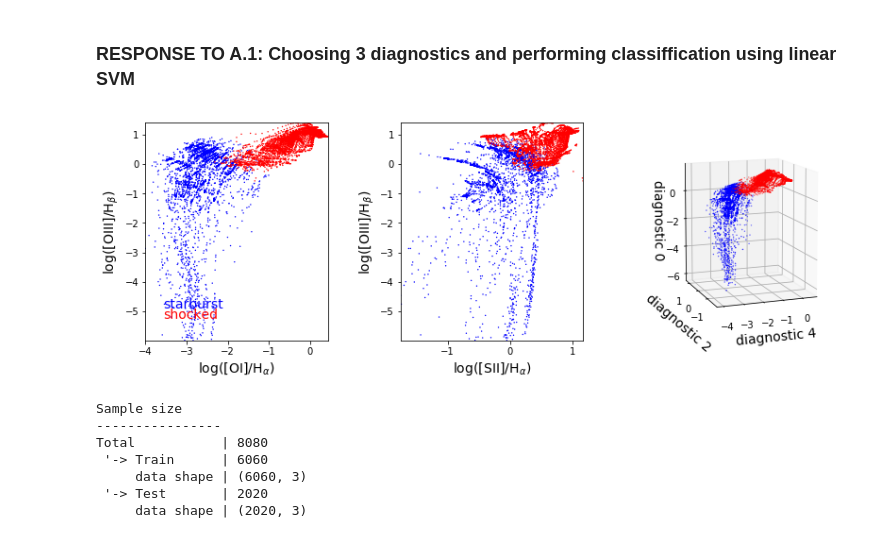
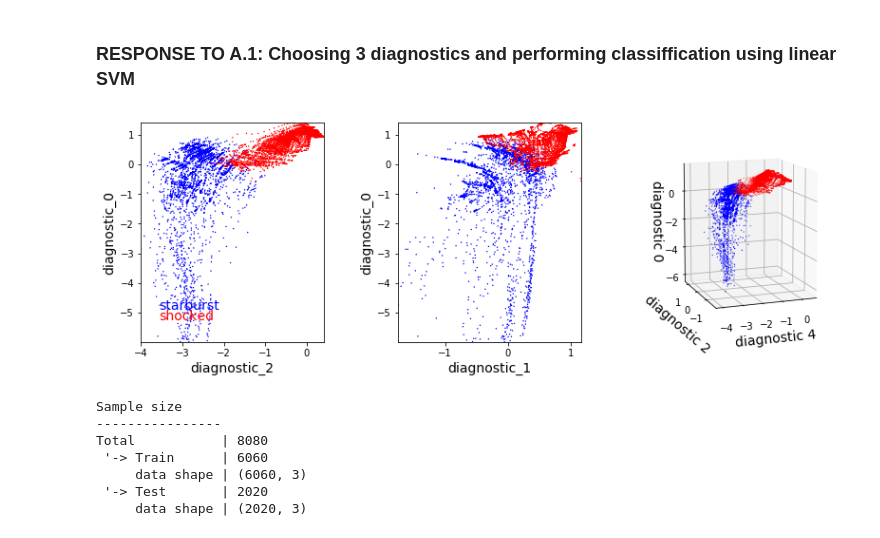
Before and after one commit to astrostatistics-in-crete/2019_summer_school, a Jupyter notebook: Classification/Classification_W.ipynb, the cells around one changed output. Saved outputs shown, nothing was run; the diff lists cells and outputs as text; code cells hidden in the pictures.

```diff
--- a/Classification/Classification_W.ipynb
+++ b/Classification/Classification_W.ipynb
@@ -33,13 +33,13 @@ PATH_lines_data = "data/emission_lines.txt"
 data = np.genfromtxt(PATH_lines_data)
 # The data file is organized in 8080 lines (i.e. different objects), and 10 columns
 
-NII_diagnostic   = data[:,3]  # log10 ( NII  / H_alpha )
-SII_diagnostic   = data[:,4]  # log10 ( SII  / H_alpha )
-OII_diagnostic   = data[:,5]  # log10 ( OII  / H_beta  )
-OI_diagnostic    = data[:,6]  # log10 ( OI   / H_alpha )
-OIf_diagnostic   = data[:,7]  # log10 ( OIf  / H_beta  )
-OIIf_diagnostic  = data[:,8]  # log10 ( OIIf / H_beta  )
-OIII_diagnostic  = data[:,9]  # log10 ( OIII / H_beta  )
+diagnostic_1 = data[:,3]
+diagnostic_2 = data[:,4]
+diagnostic_3 = data[:,5]
+diagnostic_4 = data[:,6]
+diagnostic_5 = data[:,7]
+diagnostic_6 = data[:,8]
+diagnostic_0 = data[:,9]
 
 labels = np.genfromtxt(PATH_lines_data, delimiter=' ', usecols=0, dtype=str)
 # reading labels from first column
@@ -57,13 +57,13 @@ labels = [int(float(label)) for label in labels]
 # converting labels from strings to integers
 
 # > Organizing data in an analysis-ready fashion:
-X_sample = np.stack((OIII_diagnostic,      # diagnostic 0
-              NII_diagnostic,              # diagnostic 1
-              SII_diagnostic,              # diagnostic 2
-              OII_diagnostic,              # diagnostic 3
-              OI_diagnostic,               # diagnostic 4
-              OIf_diagnostic,              # diagnostic 5
-              OIIf_diagnostic),axis=-1)    # diagnostic 6
+X_sample = np.stack((diagnostic_0,
+              diagnostic_1,
+              diagnostic_2,
+              diagnostic_3,
+              diagnostic_4,
+              diagnostic_5,
+              diagnostic_6),axis=-1)
 y_sample = labels
 
 print('Sample shape:')
@@ -143,9 +143,9 @@ plt.show()
 # %%
 # SELECTING DIAGNOSTIC
 
-X = np.stack((OIII_diagnostic,
-              OII_diagnostic,
-              OI_diagnostic),axis=-1)
+X = np.stack((diagnostic_0,
+              diagnostic_3,
+              diagnostic_4),axis=-1)
 
 y = y_sample
 # %%
@@ -181,38 +181,38 @@ im = ax.scatter(X[:, 2], X[:, 0], c=y, s=2, lw=0, cmap=cmap, zorder=2)
 ax.set_xlim(xlim)
 ax.set_ylim(ylim)
 ax.xaxis.set_major_locator(plt.MultipleLocator(1))
 ax.yaxis.set_major_locator(plt.MultipleLocator(1))
-ax.set_xlabel('log([OI]/H$_{α})$', fontsize=14)
-ax.set_ylabel('log([ΟIII]/H$_{β})$', fontsize=14)
+ax.set_xlabel('diagnostic_2', fontsize=14)
+ax.set_ylabel('diagnostic_0', fontsize=14)
 
 # legend:
 ax.text(0.1,0.15, "starburst", color='blue', transform=ax.transAxes, fontsize=14)
 ax.text(0.1,0.10, "shocked",   color='red',  transform=ax.transAxes, fontsize=14)
 
 # > central plot
 
 xlim = [np.min(X[:, 1]),np.max(X[:, 1])]
 
 ax = fig.add_subplot(132)
 im = ax.scatter(X[:, 1], X[:, 0], c=y, s=2, lw=0, cmap=cmap, zorder=2)
 ax.set_xlim(xlim)
 ax.set_ylim(ylim)
 ax.xaxis.set_major_locator(plt.MultipleLocator(1))
 ax.yaxis.set_major_locator(plt.MultipleLocator(1))
-ax.set_xlabel('log([SII]/H$_{α})$', fontsize=14)
-ax.set_ylabel('log([ΟIII]/H$_{β})$', fontsize=14)
+ax.set_xlabel('diagnostic_1', fontsize=14)
+ax.set_ylabel('diagnostic_0', fontsize=14)
 
 # > right plot
 ax = fig.add_subplot(133, projection='3d')
 ax.view_init(10, -110)  # set camera position for better visualization
 ax.scatter(X[:, 2], X[:, 1], X[:, 0], c=y, s=2, lw=0, cmap=cmap, zorder=2)
 ax.set_xlabel('diagnostic 4', fontsize=14)
 ax.set_ylabel('diagnostic 2', fontsize=14)
 ax.set_zlabel('diagnostic 0', fontsize=14)
 
 plt.show()
 # %% [output]
-[figure, old version]
+[figure, new version]
 # %%
 # Split the sample in a training [75% of total] and test [25% of total] subsets:
 (X_train, X_test), (y_train, y_test) = split_samples(X, y, [0.75, 0.25], random_state=0)
```
Also changed, not shown: parts of 2 cells of this notebook.
